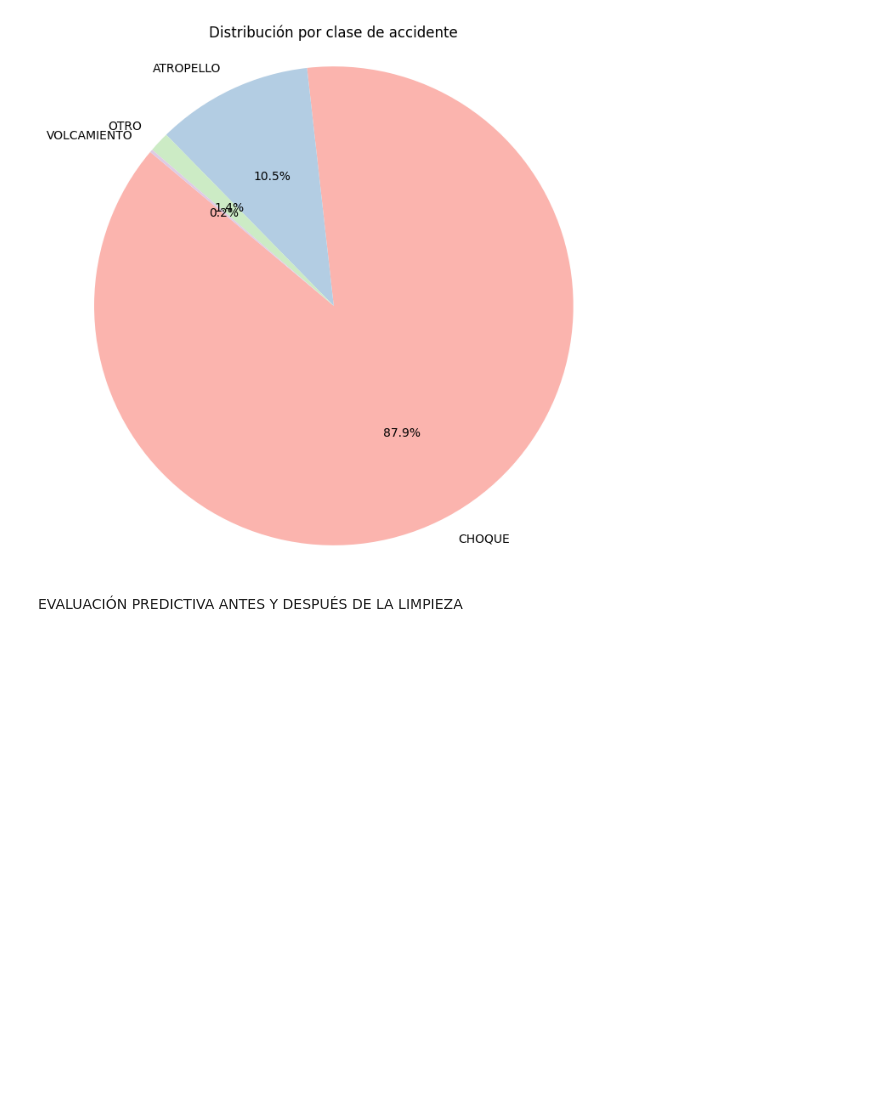
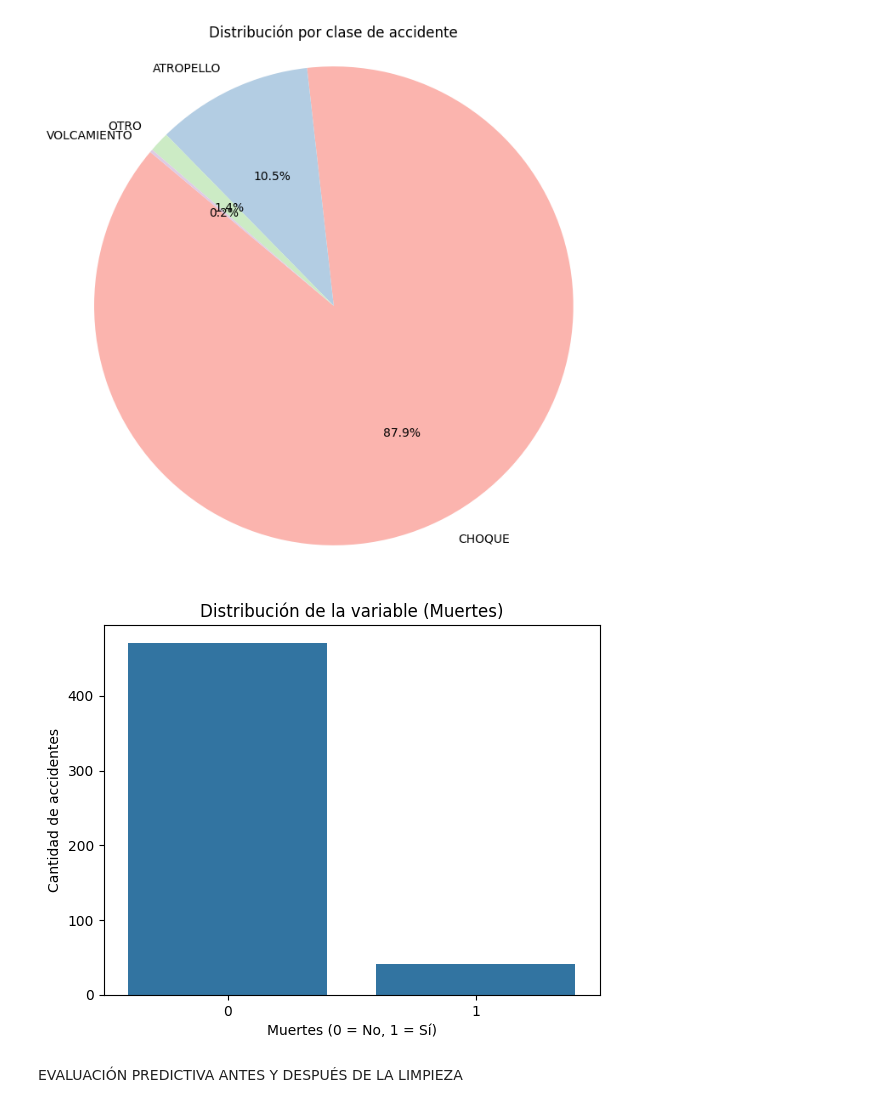
Before and after one commit to aprada84/Proyecto-1, a Jupyter notebook: Material complementario/PROYECTO.ipynb, the cells around one changed output. Saved outputs shown, nothing was run; the diff lists cells and outputs as text; code cells hidden in the pictures; blank space fills up the shorter version.

Commit message:
CAMBIO DE VARIABLE OBJETIVO

```diff
--- a/Material complementario/PROYECTO.ipynb
+++ b/Material complementario/PROYECTO.ipynb
@@ -119,6 +119,17 @@ plt.axis('equal')  # Para que el gráfico sea circular
 plt.show()
 # %% [output]
 [figure]
+# %%
+import seaborn as sns
+import matplotlib.pyplot as plt
+
+sns.countplot(data=df, x='Muertes SI/NO')
+plt.title('Distribución de la variable (Muertes)')
+plt.xlabel('Muertes (0 = No, 1 = Sí)')
+plt.ylabel('Cantidad de accidentes')
+plt.show()
+# %% [output]
+[figure, added]
 # %% [markdown]
 EVALUACIÓN PREDICTIVA ANTES Y DESPUÉS DE LA LIMPIEZA
 # %%
```
Also changed, not shown: parts of 6 cells of this notebook.
